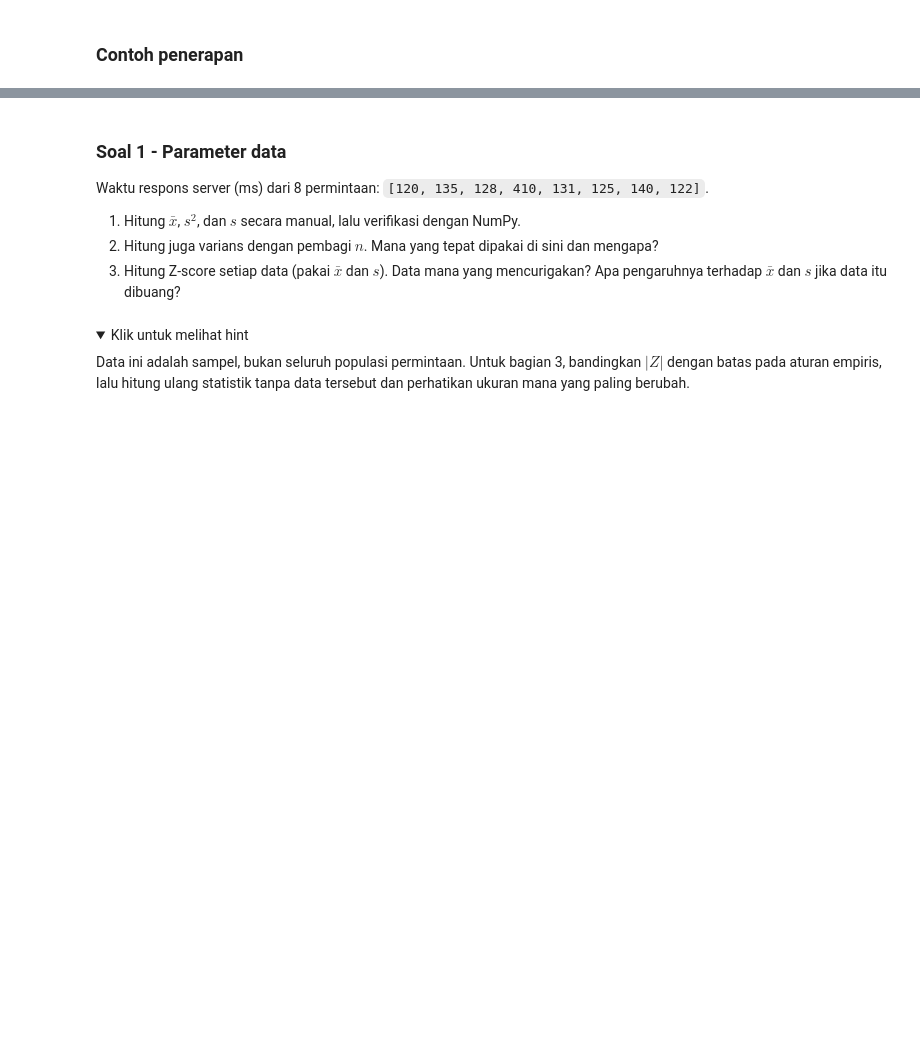
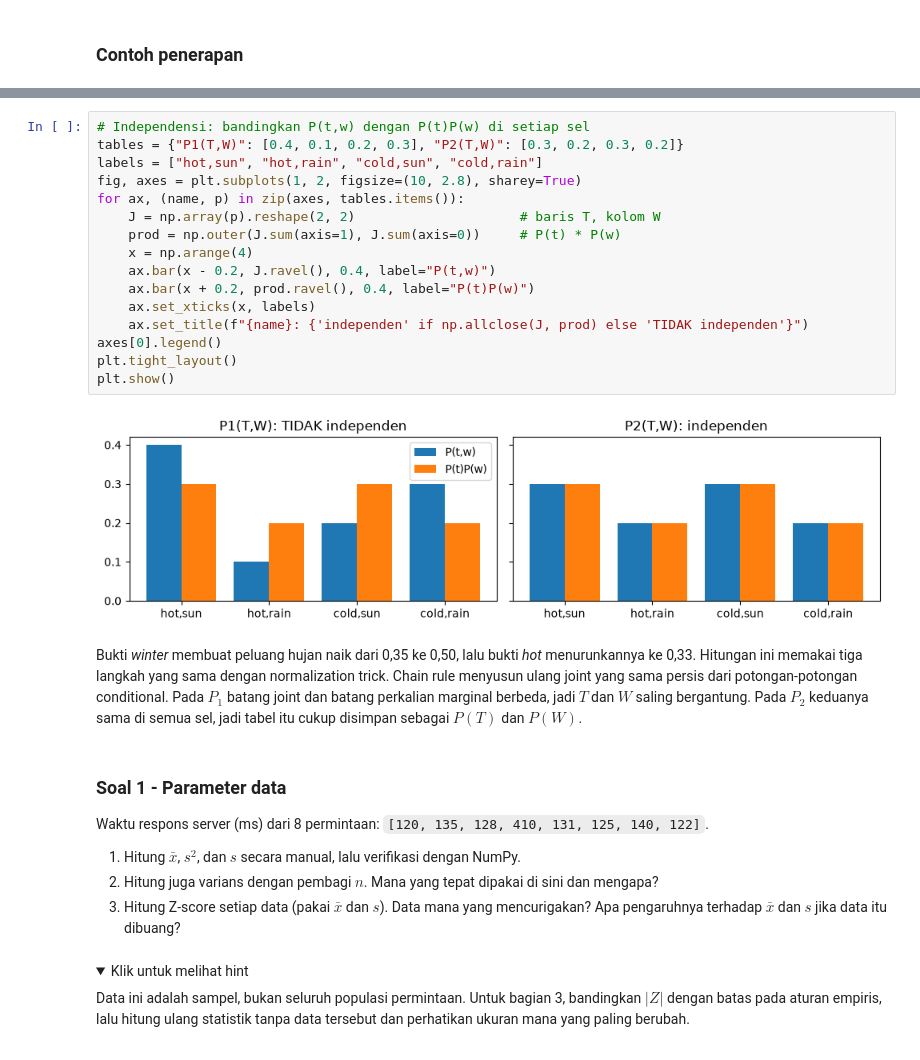
Before and after one commit to alfiwillianz-kuliah/Praktikum-KK-RKA-25, a Jupyter notebook: Probability dan Uncertainty/01 - Probability Distribution.ipynb, the cells around one changed output, grey strips where cells are left out. Drawn from its saved outputs; the diff is of its cells as text; folded sections open; blank space fills up the shorter version.

```diff
--- a/Probability dan Uncertainty/01 - Probability Distribution.ipynb
+++ b/Probability dan Uncertainty/01 - Probability Distribution.ipynb
@@ -241,3 +307,23 @@ Kedua cara memberi $P(cavity\mid toothache)=0{,}6$. Pada tes medis, satu hasil p
+# %%
+# Independensi: bandingkan P(t,w) dengan P(t)P(w) di setiap sel
+tables = {"P1(T,W)": [0.4, 0.1, 0.2, 0.3], "P2(T,W)": [0.3, 0.2, 0.3, 0.2]}
+labels = ["hot,sun", "hot,rain", "cold,sun", "cold,rain"]
+fig, axes = plt.subplots(1, 2, figsize=(10, 2.8), sharey=True)
+for ax, (name, p) in zip(axes, tables.items()):
+    J = np.array(p).reshape(2, 2)                     # baris T, kolom W
+    prod = np.outer(J.sum(axis=1), J.sum(axis=0))     # P(t) * P(w)
+    x = np.arange(4)
+    ax.bar(x - 0.2, J.ravel(), 0.4, label="P(t,w)")
+    ax.bar(x + 0.2, prod.ravel(), 0.4, label="P(t)P(w)")
+    ax.set_xticks(x, labels)
+    ax.set_title(f"{name}: {'independen' if np.allclose(J, prod) else 'TIDAK independen'}")
+axes[0].legend()
+plt.tight_layout()
+plt.show()
+# %% [output]
+[figure, added]
+# %% [markdown]
+Bukti *winter* membuat peluang hujan naik dari 0,35 ke 0,50, lalu bukti *hot* menurunkannya ke 0,33. Hitungan ini memakai tiga langkah yang sama dengan normalization trick. Chain rule menyusun ulang joint yang sama persis dari potongan-potongan conditional. Pada $P_1$ batang joint dan batang perkalian marginal berbeda, jadi $T$ dan $W$ saling bergantung. Pada $P_2$ keduanya sama di semua sel, jadi tabel itu cukup disimpan sebagai $P(T)$ dan $P(W)$.
 # %% [markdown]
 ### Soal 1 - Parameter data
 
```
Also changed, not shown: parts of 12 cells of this notebook, 1 other file.
